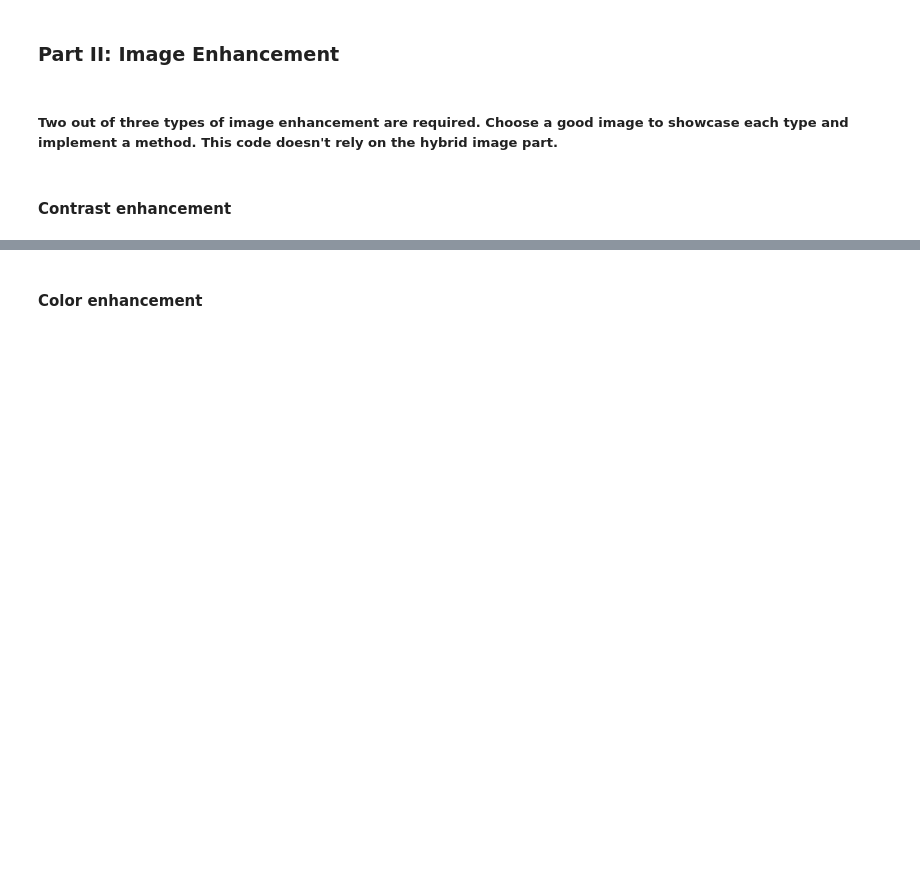
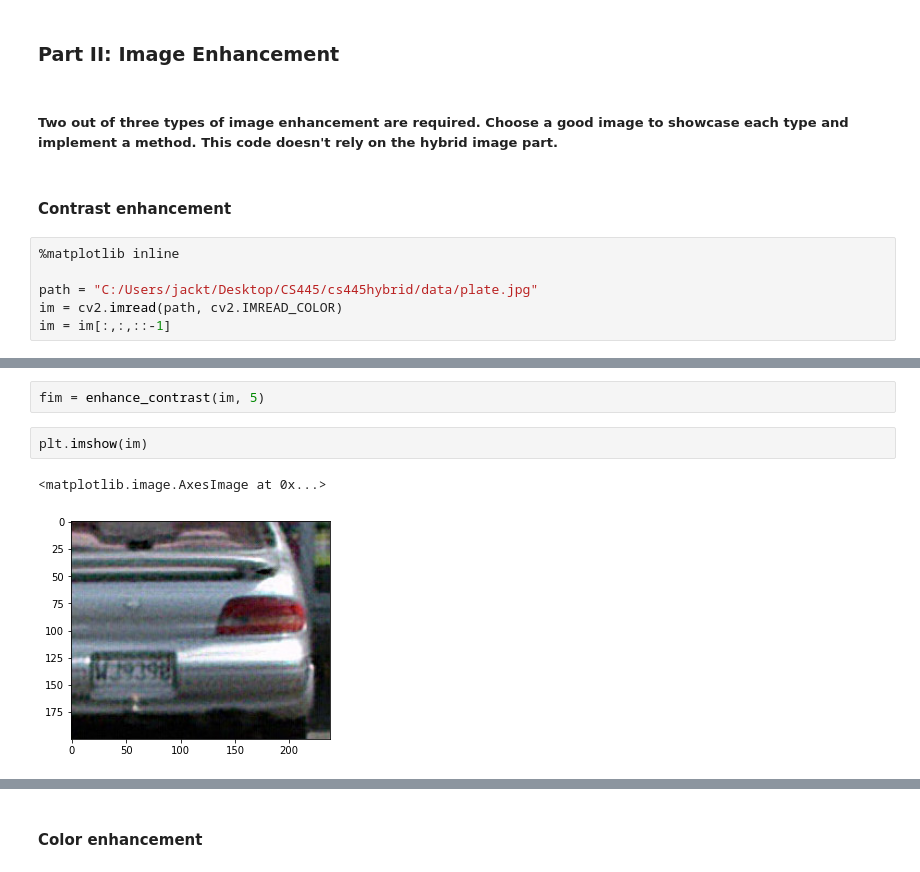
Before and after one commit to jacktgentile/cs445hybrid, a Jupyter notebook: CS445_Proj1_Starter.ipynb, the cells around one changed output, grey strips where cells are left out. Saved outputs shown, nothing was run; the diff lists cells and outputs as text; blank space fills up the shorter version.

```diff
--- a/CS445_Proj1_Starter.ipynb
+++ b/CS445_Proj1_Starter.ipynb
@@ -116,3 +116,9 @@ cropped_object = utils.interactive_crop(im_hybrid)
 ##### Two out of three types of image enhancement are required.  Choose a good image to showcase each type and implement a method.  This code doesn't rely on the hybrid image part.
 # %% [markdown]
 #### Contrast enhancement
+# %%
+%matplotlib inline
+
+path = "C:/Users/jackt/Desktop/CS445/cs445hybrid/data/plate.jpg"
+im = cv2.imread(path, cv2.IMREAD_COLOR)
+im = im[:,:,::-1]
@@ -118,0 +138,7 @@ cropped_object = utils.interactive_crop(im_hybrid)
+# %%
+fim = enhance_contrast(im, 5)
+# %%
+plt.imshow(im)
+# %% [output]
+<matplotlib.image.AxesImage at 0x...>
+[figure, added]
```
Also changed, not shown: parts of 17 cells of this notebook, 29 other files.
